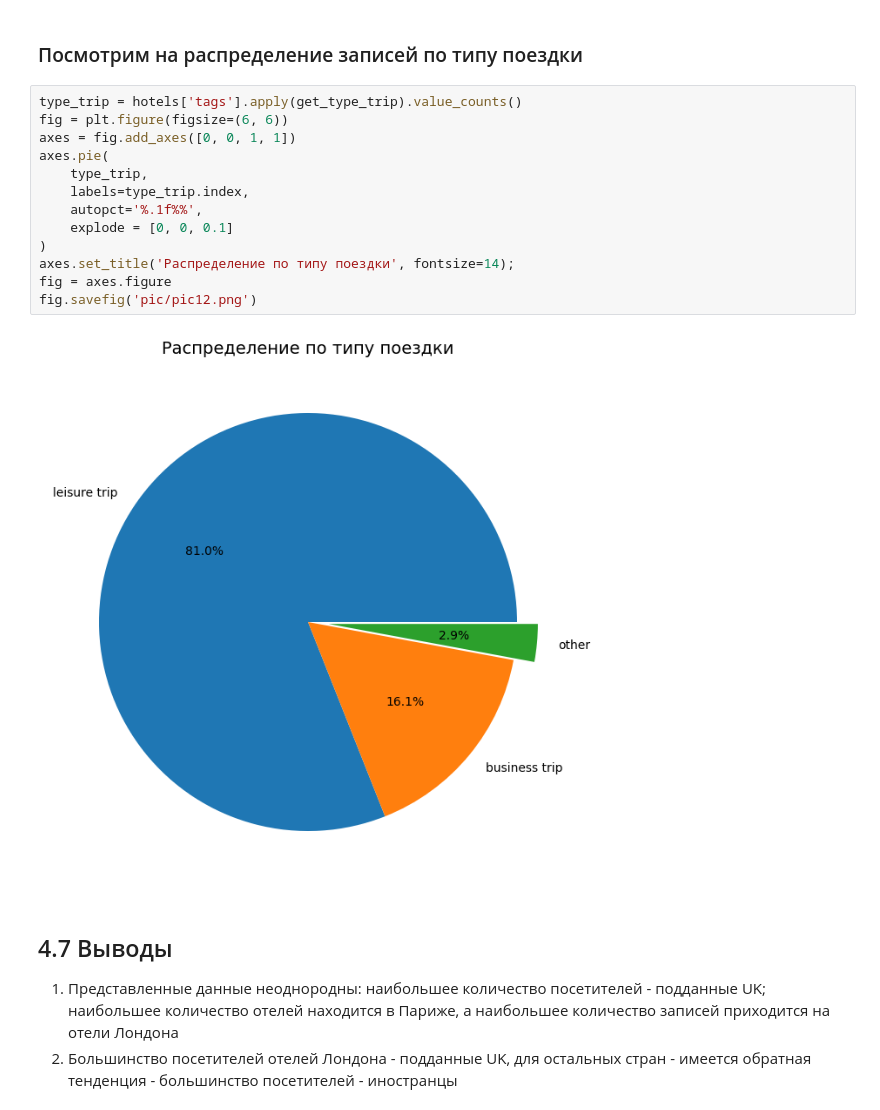
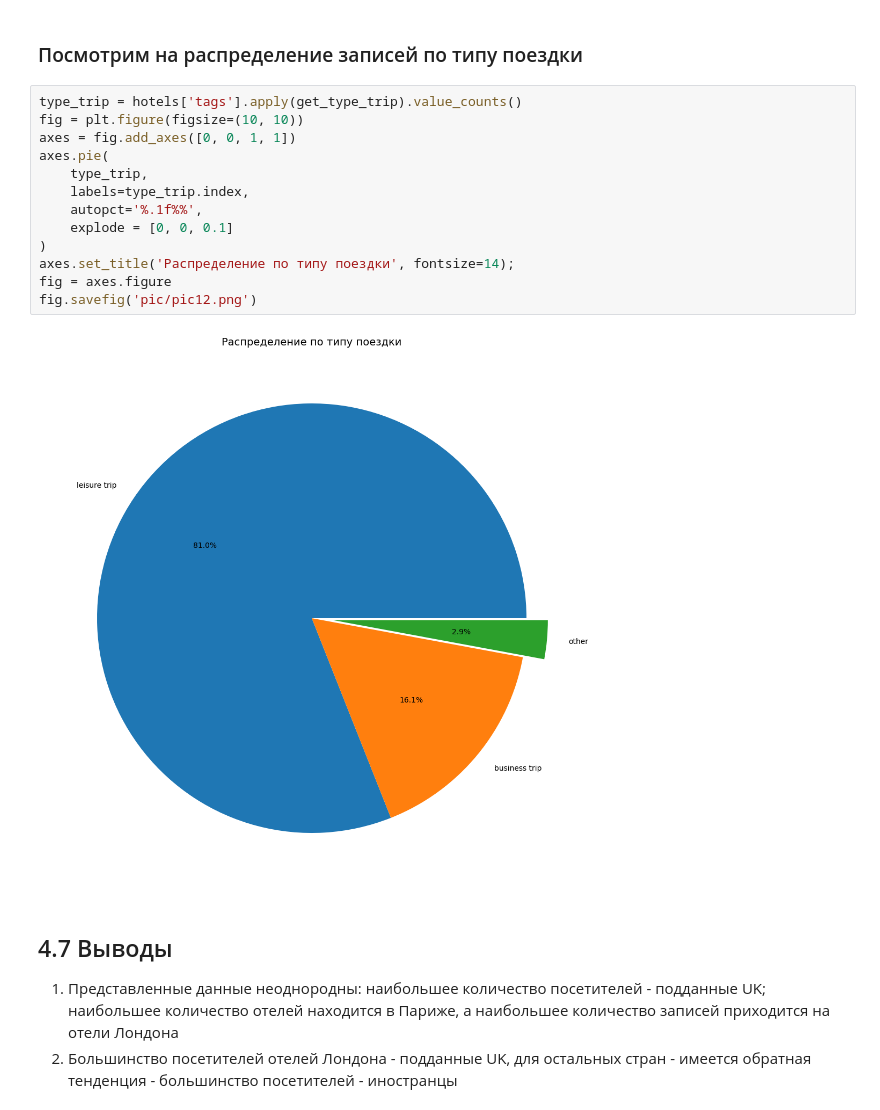
Before and after one commit to Andrey-ShaM/HW_Project_3_Kaggle, a Jupyter notebook: HW_Project_3_model.ipynb, the cells around one changed output. Cells and saved outputs as stored; diff of their text form.

```diff
--- a/HW_Project_3_model.ipynb
+++ b/HW_Project_3_model.ipynb
@@ -415,19 +415,19 @@ def get_type_trip(elem):
 ### Посмотрим на распределение записей по типу поездки
 # %%
 type_trip = hotels['tags'].apply(get_type_trip).value_counts()
-fig = plt.figure(figsize=(6, 6))
+fig = plt.figure(figsize=(10, 10))
 axes = fig.add_axes([0, 0, 1, 1])
 axes.pie(
     type_trip,
     labels=type_trip.index,
     autopct='%.1f%%',
     explode = [0, 0, 0.1]
 )
 axes.set_title('Распределение по типу поездки', fontsize=14);
 fig = axes.figure
 fig.savefig('pic/pic12.png')
 # %% [output]
-[figure, old version]
+[figure, new version]
 # %% [markdown]
 ## 4.7 Выводы
 1. Представленные данные неоднородны: наибольшее количество посетителей - подданные UK; наибольшее количество отелей находится в Париже, а наибольшее количество записей приходится на отели Лондона
```
Also changed, not shown: 1 other file.
